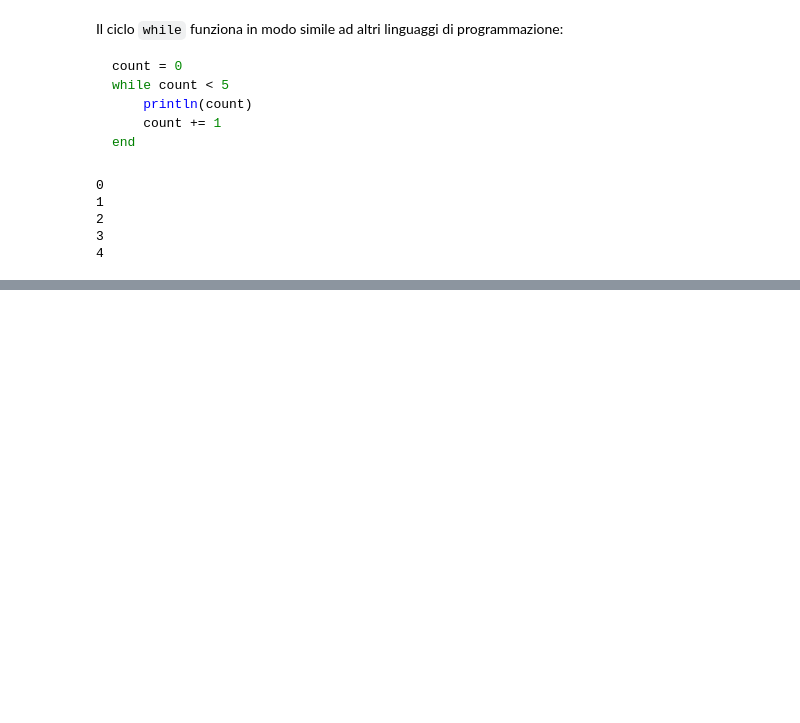
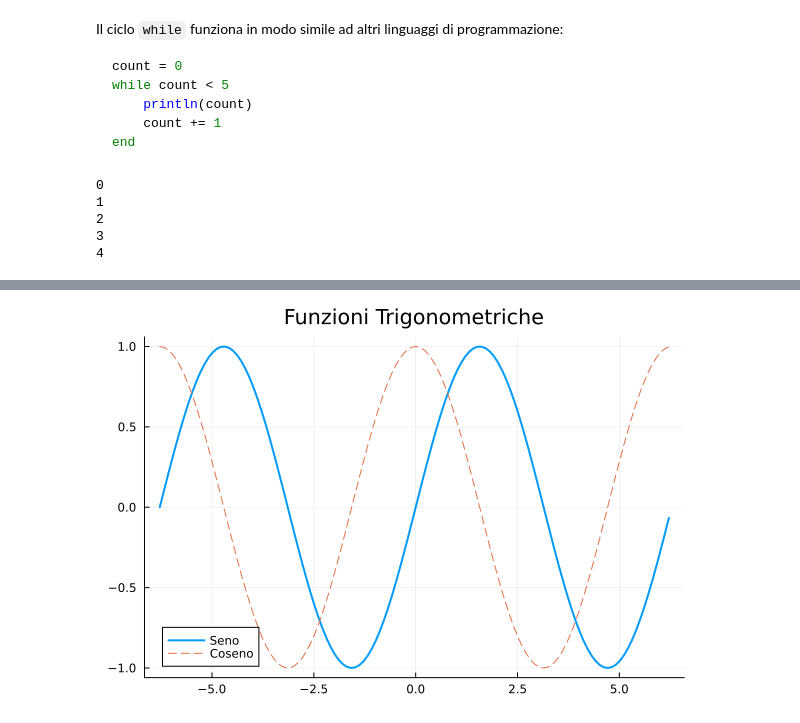
Before and after one commit to Cirdans-Home/julia-limco, a Jupyter notebook: 01-Introduzione-A-Julia.ipynb, the cells around one changed output, grey strips where cells are left out. Drawn from its saved outputs; the diff is of its cells as text; code cells hidden in the pictures; blank space fills up the shorter version.

Commit message:
Aggiunto plot/function/.

```diff
--- a/01-Introduzione-A-Julia.ipynb
+++ b/01-Introduzione-A-Julia.ipynb
@@ -253,0 +375,14 @@ end
+# %%
+using Plots
+
+# Definiamo l'intervallo delle x
+x = -2π:0.1:2π  # Da -2pi a 2pi con passo 0.1
+
+# Creiamo il grafico di sin(x) e cos(x)
+plot(x, sin.(x), label="Seno", lw=2, title="Funzioni Trigonometriche")
+plot!(x, cos.(x), label="Coseno", linestyle=:dash) # plot! (con l'esclamativo) modifica il grafico esistente
+
+# Visualizziamo il grafico
+# (In un notebook apparirà automaticamente sotto la cella)
+# %% [output]
+[figure, added]
```
Also changed, not shown: parts of 15 cells of this notebook.
